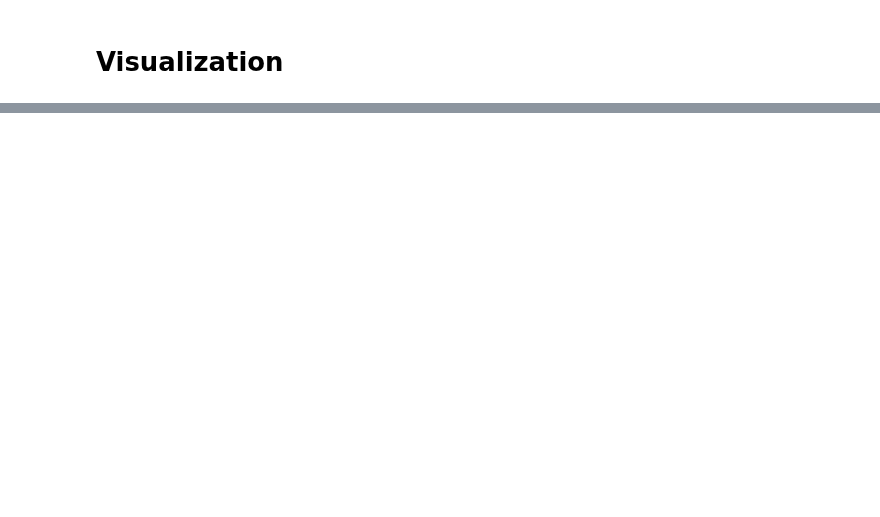
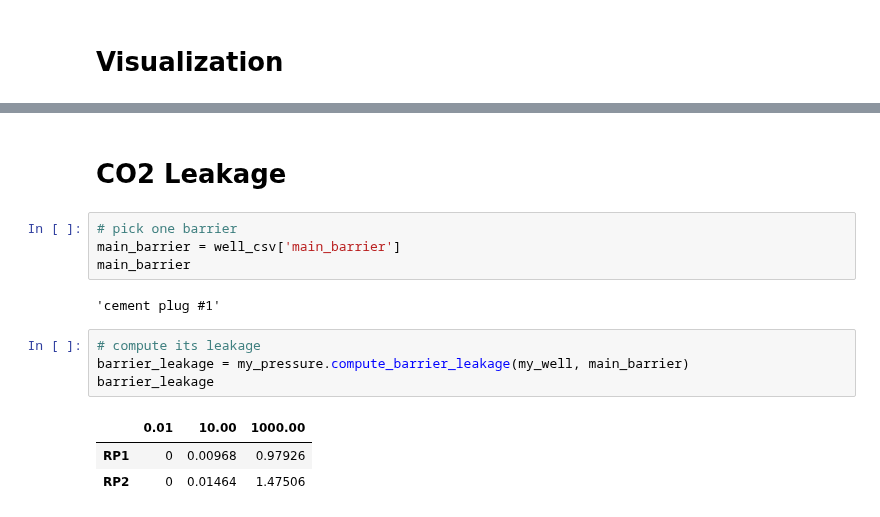
Before and after one commit to equinor/WINC_OnePager, a Jupyter notebook: src/WellClass/notebooks/Pressure.ipynb, the cells around one changed output, grey strips where cells are left out. Saved outputs shown, nothing was run; the diff lists cells and outputs as text; blank space fills up the shorter version.

Commit message:
make co2 leakage work

```diff
--- a/src/WellClass/notebooks/Pressure.ipynb
+++ b/src/WellClass/notebooks/Pressure.ipynb
@@ -93,0 +100,16 @@ plot_pt(my_pressure)
+# %% [markdown]
+# CO2 Leakage
+# %%
+# pick one barrier
+main_barrier = well_csv['main_barrier']
+main_barrier
+# %% [output]
+'cement plug #1'
+# %%
+# compute its leakage
+barrier_leakage = my_pressure.compute_barrier_leakage(my_well, main_barrier)
+barrier_leakage
+# %% [output]
+|  | 0.01 | 10.00 | 1000.00 |
+| RP1 | 0 | 0.00968 | 0.97926 |
+| RP2 | 0 | 0.01464 | 1.47506 |
```
Also changed, not shown: parts of 8 cells of this notebook, 7 other files.
